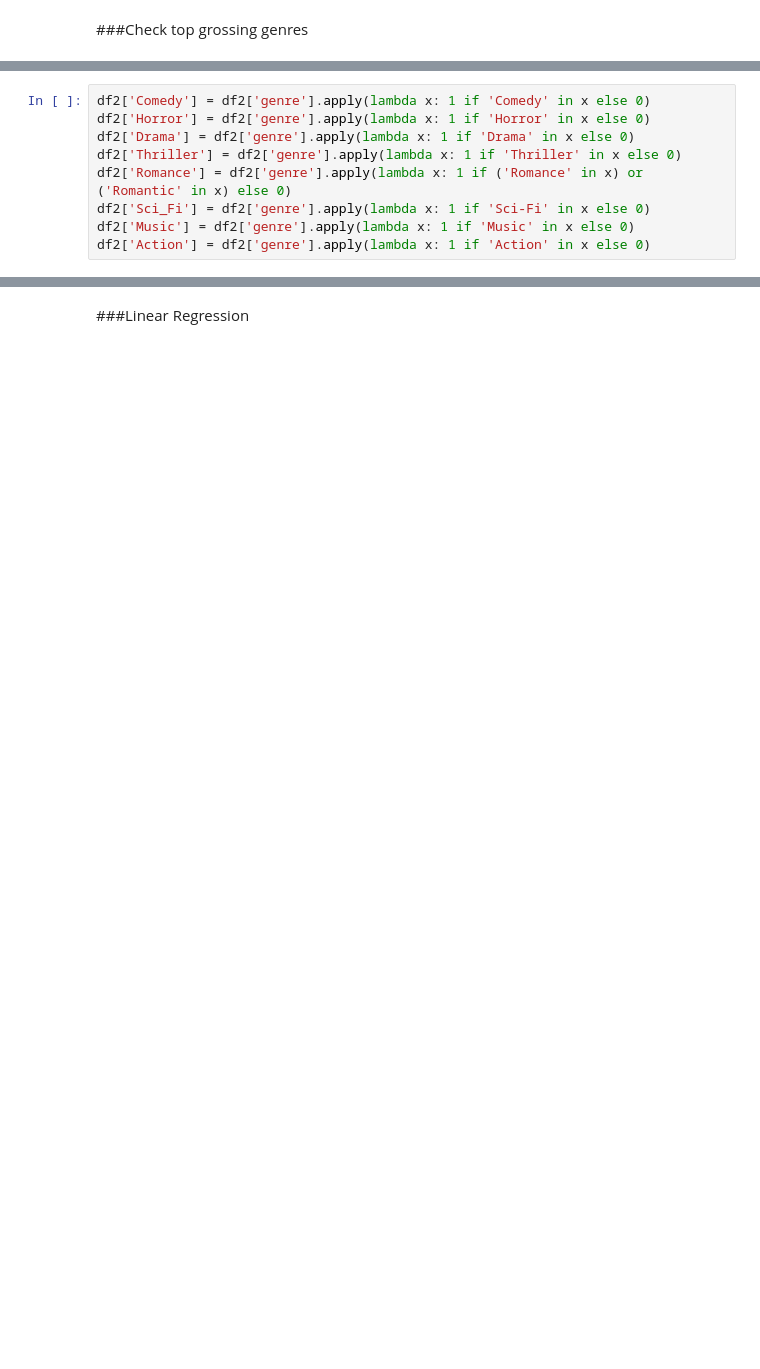
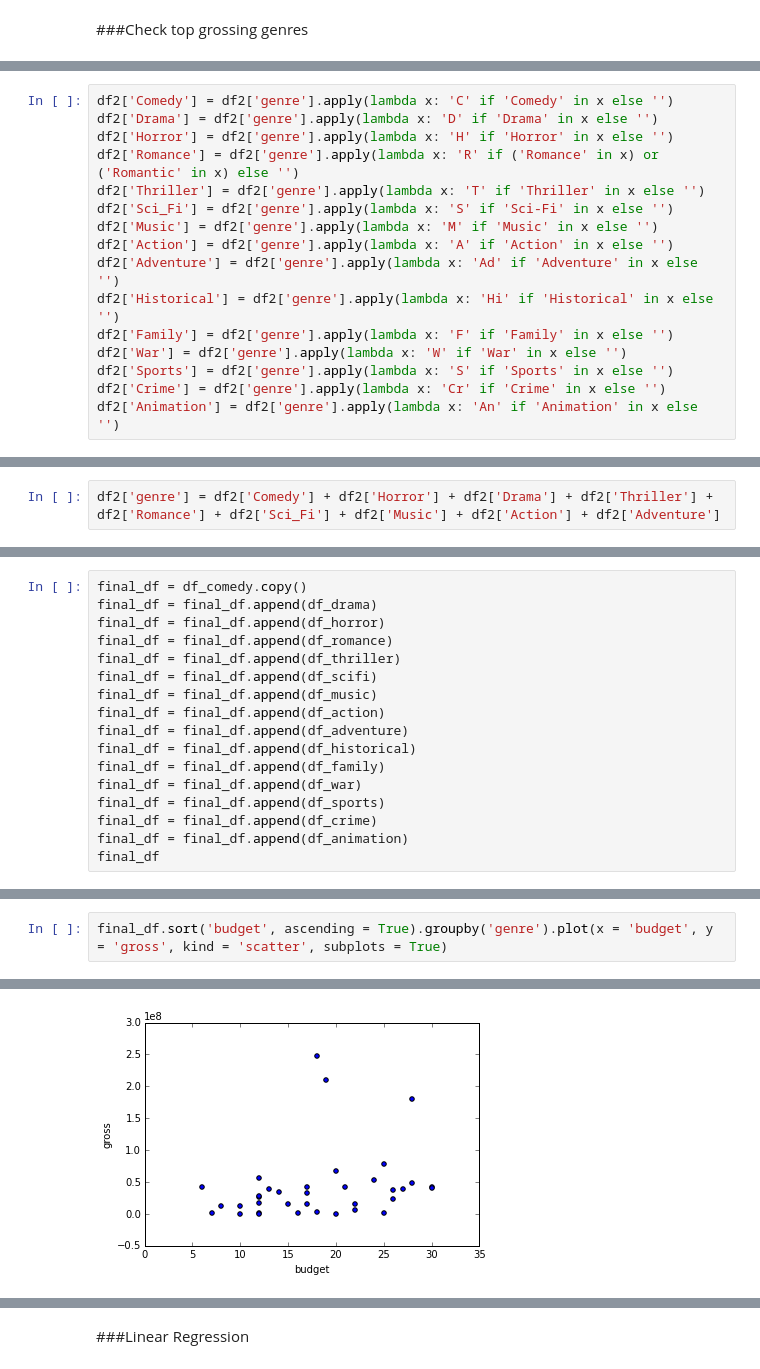
Before and after one commit to jkeung/Movies_Analysis, a Jupyter notebook: output/Movie_Analysis.ipynb, the cells around one changed output, grey strips where cells are left out. Cells and saved outputs as stored; diff of their text form; blank space fills up the shorter version.

```diff
--- a/output/Movie_Analysis.ipynb
+++ b/output/Movie_Analysis.ipynb
@@ -95,9 +88,16 @@ df2.groupby('genre')[['log_gross', 'runtime']].sum().sort('log_gross', ascending
 # %%
-df2['Comedy'] = df2['genre'].apply(lambda x: 1 if 'Comedy' in x else 0)
-df2['Horror'] = df2['genre'].apply(lambda x: 1 if 'Horror' in x else 0)
-df2['Drama'] = df2['genre'].apply(lambda x: 1 if 'Drama' in x else 0)
-df2['Thriller'] = df2['genre'].apply(lambda x: 1 if 'Thriller' in x else 0)
-df2['Romance'] = df2['genre'].apply(lambda x: 1 if ('Romance' in x) or ('Romantic' in x) else 0)
-df2['Sci_Fi'] = df2['genre'].apply(lambda x: 1 if 'Sci-Fi' in x else 0)
-df2['Music'] = df2['genre'].apply(lambda x: 1 if 'Music' in x else 0)
-df2['Action'] = df2['genre'].apply(lambda x: 1 if 'Action' in x else 0)
+df2['Comedy'] = df2['genre'].apply(lambda x: 'C' if 'Comedy' in x else '')
+df2['Drama'] = df2['genre'].apply(lambda x: 'D' if 'Drama' in x else '')
+df2['Horror'] = df2['genre'].apply(lambda x: 'H' if 'Horror' in x else '')
+df2['Romance'] = df2['genre'].apply(lambda x: 'R' if ('Romance' in x) or ('Romantic' in x) else '')
+df2['Thriller'] = df2['genre'].apply(lambda x: 'T' if 'Thriller' in x else '')
+df2['Sci_Fi'] = df2['genre'].apply(lambda x: 'S' if 'Sci-Fi' in x else '')
+df2['Music'] = df2['genre'].apply(lambda x: 'M' if 'Music' in x else '')
+df2['Action'] = df2['genre'].apply(lambda x: 'A' if 'Action' in x else '')
+df2['Adventure'] = df2['genre'].apply(lambda x: 'Ad' if 'Adventure' in x else '')
+df2['Historical'] = df2['genre'].apply(lambda x: 'Hi' if 'Historical' in x else '')
+df2['Family'] = df2['genre'].apply(lambda x: 'F' if 'Family' in x else '')
+df2['War'] = df2['genre'].apply(lambda x: 'W' if 'War' in x else '')
+df2['Sports'] = df2['genre'].apply(lambda x: 'S' if 'Sports' in x else '')
+df2['Crime'] = df2['genre'].apply(lambda x: 'Cr' if 'Crime' in x else '')
+df2['Animation'] = df2['genre'].apply(lambda x: 'An' if 'Animation' in x else '')
@@ -103,0 +106,2 @@ df2['Action'] = df2['genre'].apply(lambda x: 1 if 'Action' in x else 0)
+# %%
+df2['genre'] = df2['Comedy'] + df2['Horror'] + df2['Drama'] + df2['Thriller'] + df2['Romance'] + df2['Sci_Fi'] + df2['Music'] + df2['Action'] + df2['Adventure']
@@ -103,0 +155,17 @@ df2['Action'] = df2['genre'].apply(lambda x: 1 if 'Action' in x else 0)
+# %%
+final_df = df_comedy.copy()
+final_df = final_df.append(df_drama)
+final_df = final_df.append(df_horror)
+final_df = final_df.append(df_romance)
+final_df = final_df.append(df_thriller)
+final_df = final_df.append(df_scifi)
+final_df = final_df.append(df_music)
+final_df = final_df.append(df_action)
+final_df = final_df.append(df_adventure)
+final_df = final_df.append(df_historical)
+final_df = final_df.append(df_family)
+final_df = final_df.append(df_war)
+final_df = final_df.append(df_sports)
+final_df = final_df.append(df_crime)
+final_df = final_df.append(df_animation)
+final_df
@@ -103,0 +210,3 @@ df2['Action'] = df2['genre'].apply(lambda x: 1 if 'Action' in x else 0)
+# %%
+final_df.sort('budget', ascending = True).groupby('genre').plot(x = 'budget', y = 'gross', kind = 'scatter', subplots = True)
+# %% [output]
@@ -103,0 +229 @@ df2['Action'] = df2['genre'].apply(lambda x: 1 if 'Action' in x else 0)
+[figure, added]
```
Also changed, not shown: parts of 27 cells of this notebook.
